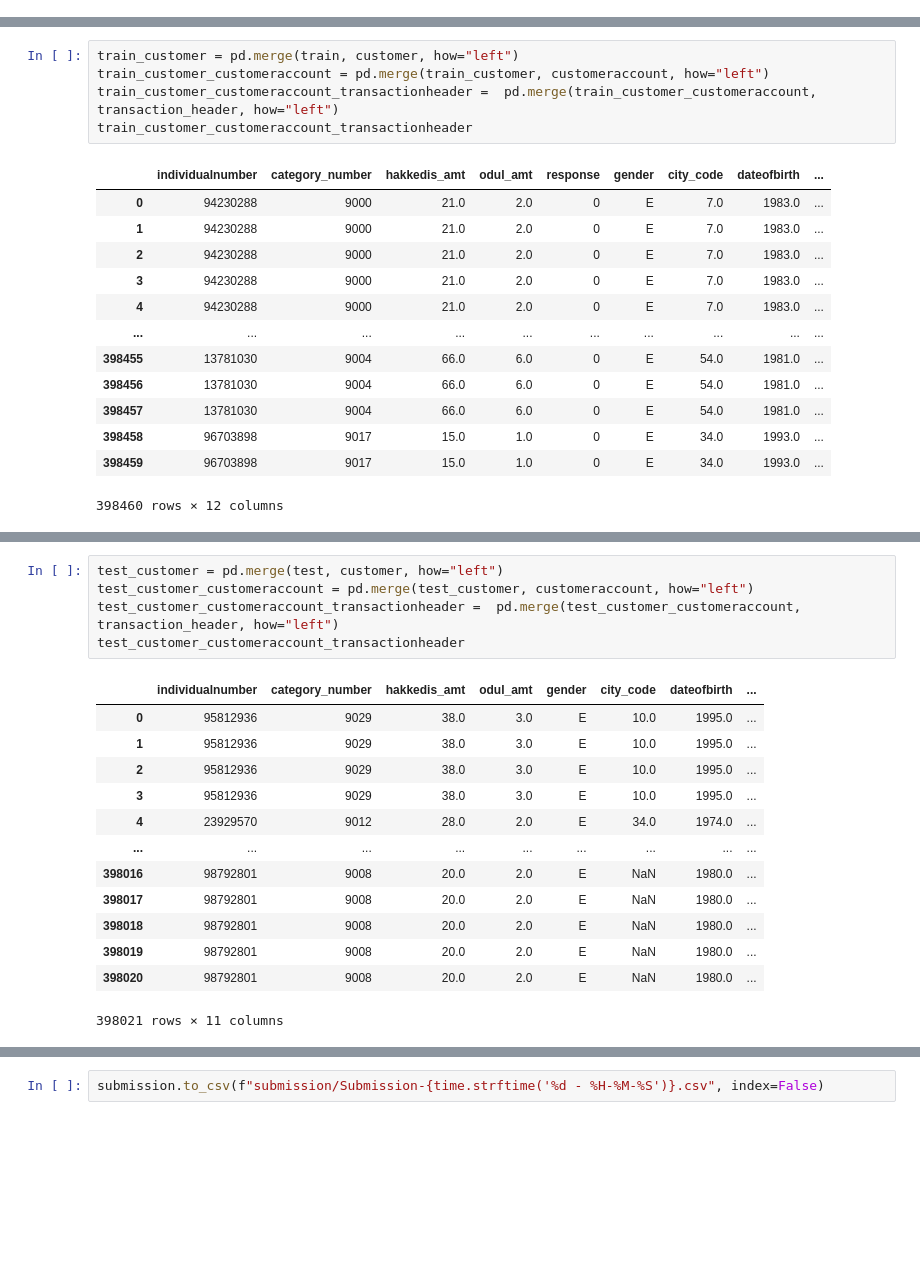
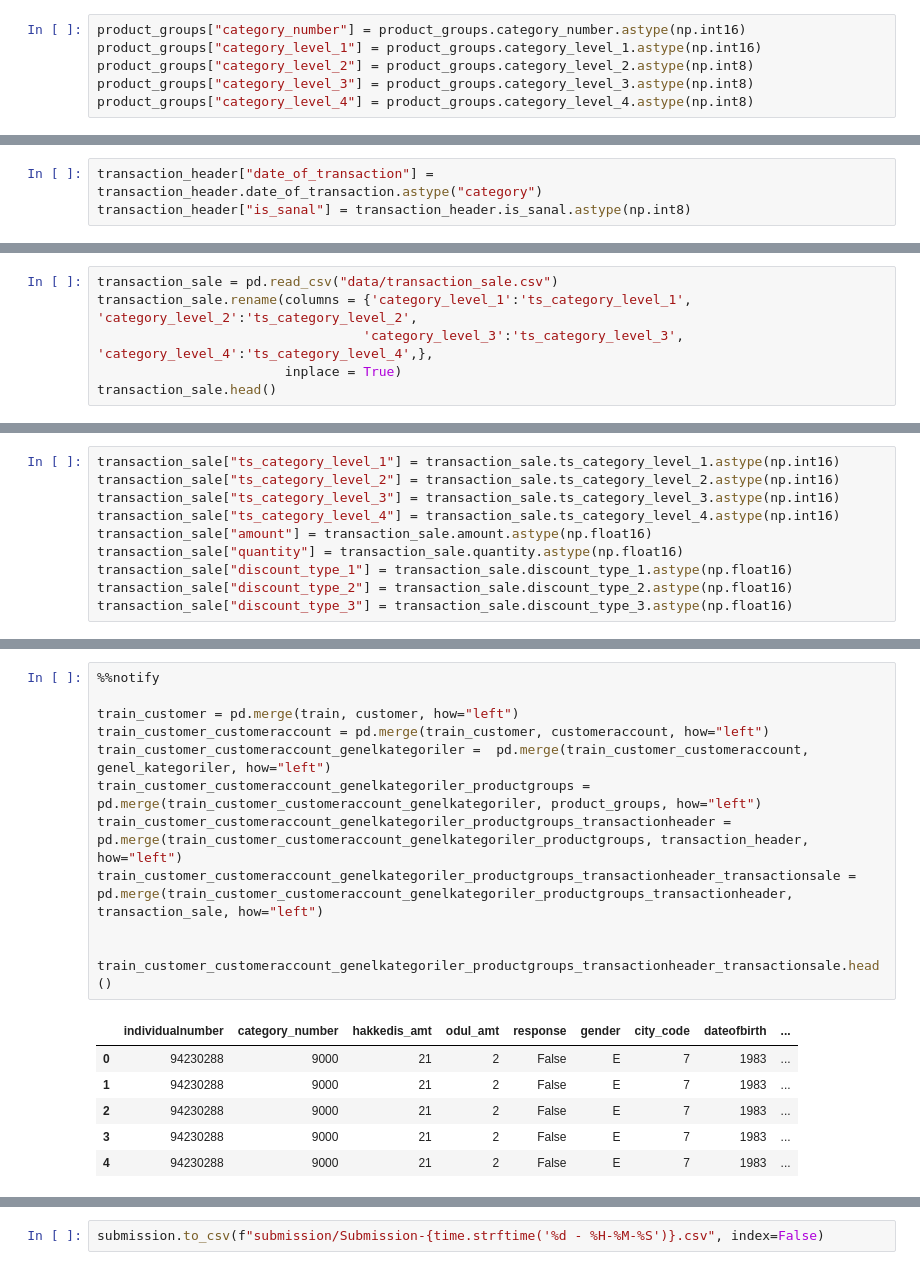
Before and after one commit to ata-turhan/Kaggle-Blueprints-Time-Series, a Jupyter notebook: Migros.ipynb, the cells around one changed output, grey strips where cells are left out. Drawn from its saved outputs; the diff is of its cells as text; blank space fills up the shorter version.

Commit message:
dataframe merge & optimization and pycaret pipeline

```diff
--- a/Migros.ipynb
+++ b/Migros.ipynb
@@ -93,0 +282,6 @@ transaction_header
+# %%
+product_groups["category_number"] = product_groups.category_number.astype(np.int16)
+product_groups["category_level_1"] = product_groups.category_level_1.astype(np.int16)
+product_groups["category_level_2"] = product_groups.category_level_2.astype(np.int8)
+product_groups["category_level_3"] = product_groups.category_level_3.astype(np.int8)
+product_groups["category_level_4"] = product_groups.category_level_4.astype(np.int8)
@@ -93,0 +335,3 @@ transaction_header
+# %%
+transaction_header["date_of_transaction"] = transaction_header.date_of_transaction.astype("category")
+transaction_header["is_sanal"] = transaction_header.is_sanal.astype(np.int8)
@@ -93,0 +353,6 @@ transaction_header
+# %%
+transaction_sale = pd.read_csv("data/transaction_sale.csv")
+transaction_sale.rename(columns = {'category_level_1':'ts_category_level_1', 'category_level_2':'ts_category_level_2',
+                                  'category_level_3':'ts_category_level_3', 'category_level_4':'ts_category_level_4',},
+                        inplace = True)
+transaction_sale.head()
@@ -93,0 +387,10 @@ transaction_header
+# %%
+transaction_sale["ts_category_level_1"] = transaction_sale.ts_category_level_1.astype(np.int16)
+transaction_sale["ts_category_level_2"] = transaction_sale.ts_category_level_2.astype(np.int16)
+transaction_sale["ts_category_level_3"] = transaction_sale.ts_category_level_3.astype(np.int16)
+transaction_sale["ts_category_level_4"] = transaction_sale.ts_category_level_4.astype(np.int16)
+transaction_sale["amount"] = transaction_sale.amount.astype(np.float16)
+transaction_sale["quantity"] = transaction_sale.quantity.astype(np.float16)
+transaction_sale["discount_type_1"] = transaction_sale.discount_type_1.astype(np.float16)
+transaction_sale["discount_type_2"] = transaction_sale.discount_type_2.astype(np.float16)
+transaction_sale["discount_type_3"] = transaction_sale.discount_type_3.astype(np.float16)
@@ -94,19 +418,19 @@ transaction_header
 # %%
+%%notify
+
 train_customer = pd.merge(train, customer, how="left")
 train_customer_customeraccount = pd.merge(train_customer, customeraccount, how="left")
-train_customer_customeraccount_transactionheader =  pd.merge(train_customer_customeraccount, transaction_header, how="left")
-train_customer_customeraccount_transactionheader
+train_customer_customeraccount_genelkategoriler =  pd.merge(train_customer_customeraccount, genel_kategoriler, how="left")
+train_customer_customeraccount_genelkategoriler_productgroups =  pd.merge(train_customer_customeraccount_genelkategoriler, product_groups, how="left")
+train_customer_customeraccount_genelkategoriler_productgroups_transactionheader =  pd.merge(train_customer_customeraccount_genelkategoriler_productgroups, transaction_header, how="left")
+train_customer_customeraccount_genelkategoriler_productgroups_transactionheader_transactionsale =  pd.merge(train_customer_customeraccount_genelkategoriler_productgroups_transactionheader, transaction_sale, how="left")
+
+
+train_customer_customeraccount_genelkategoriler_productgroups_transactionheader_transactionsale.head()
 # %% [output]
 |  | individualnumber | category_number | hakkedis_amt | odul_amt | response | gender | city_code | dateofbirth | ... |
-| 0 | 94230288 | 9000 | 21.0 | 2.0 | 0 | E | 7.0 | 1983.0 | ... |
-| 1 | 94230288 | 9000 | 21.0 | 2.0 | 0 | E | 7.0 | 1983.0 | ... |
-| 2 | 94230288 | 9000 | 21.0 | 2.0 | 0 | E | 7.0 | 1983.0 | ... |
-| 3 | 94230288 | 9000 | 21.0 | 2.0 | 0 | E | 7.0 | 1983.0 | ... |
-| 4 | 94230288 | 9000 | 21.0 | 2.0 | 0 | E | 7.0 | 1983.0 | ... |
-| ... | ... | ... | ... | ... | ... | ... | ... | ... | ... |
-| 398455 | 13781030 | 9004 | 66.0 | 6.0 | 0 | E | 54.0 | 1981.0 | ... |
-| 398456 | 13781030 | 9004 | 66.0 | 6.0 | 0 | E | 54.0 | 1981.0 | ... |
-| 398457 | 13781030 | 9004 | 66.0 | 6.0 | 0 | E | 54.0 | 1981.0 | ... |
-| 398458 | 96703898 | 9017 | 15.0 | 1.0 | 0 | E | 34.0 | 1993.0 | ... |
-| 398459 | 96703898 | 9017 | 15.0 | 1.0 | 0 | E | 34.0 | 1993.0 | ... |
+| 0 | 94230288 | 9000 | 21 | 2 | False | E | 7 | 1983 | ... |
+| 1 | 94230288 | 9000 | 21 | 2 | False | E | 7 | 1983 | ... |
+| 2 | 94230288 | 9000 | 21 | 2 | False | E | 7 | 1983 | ... |
+| 3 | 94230288 | 9000 | 21 | 2 | False | E | 7 | 1983 | ... |
+| 4 | 94230288 | 9000 | 21 | 2 | False | E | 7 | 1983 | ... |
-398460 rows × 12 columns
@@ -113,19 +437,0 @@ train_customer_customeraccount_transactionheader
-# %%
-test_customer = pd.merge(test, customer, how="left")
-test_customer_customeraccount = pd.merge(test_customer, customeraccount, how="left")
-test_customer_customeraccount_transactionheader =  pd.merge(test_customer_customeraccount, transaction_header, how="left")
-test_customer_customeraccount_transactionheader
-# %% [output]
-|  | individualnumber | category_number | hakkedis_amt | odul_amt | gender | city_code | dateofbirth | ... |
-| 0 | 95812936 | 9029 | 38.0 | 3.0 | E | 10.0 | 1995.0 | ... |
-| 1 | 95812936 | 9029 | 38.0 | 3.0 | E | 10.0 | 1995.0 | ... |
-| 2 | 95812936 | 9029 | 38.0 | 3.0 | E | 10.0 | 1995.0 | ... |
-| 3 | 95812936 | 9029 | 38.0 | 3.0 | E | 10.0 | 1995.0 | ... |
-| 4 | 23929570 | 9012 | 28.0 | 2.0 | E | 34.0 | 1974.0 | ... |
-| ... | ... | ... | ... | ... | ... | ... | ... | ... |
-| 398016 | 98792801 | 9008 | 20.0 | 2.0 | E | NaN | 1980.0 | ... |
-| 398017 | 98792801 | 9008 | 20.0 | 2.0 | E | NaN | 1980.0 | ... |
-| 398018 | 98792801 | 9008 | 20.0 | 2.0 | E | NaN | 1980.0 | ... |
-| 398019 | 98792801 | 9008 | 20.0 | 2.0 | E | NaN | 1980.0 | ... |
-| 398020 | 98792801 | 9008 | 20.0 | 2.0 | E | NaN | 1980.0 | ... |
-398021 rows × 11 columns
```
Also changed, not shown: parts of 45 cells of this notebook, 6 other files.
